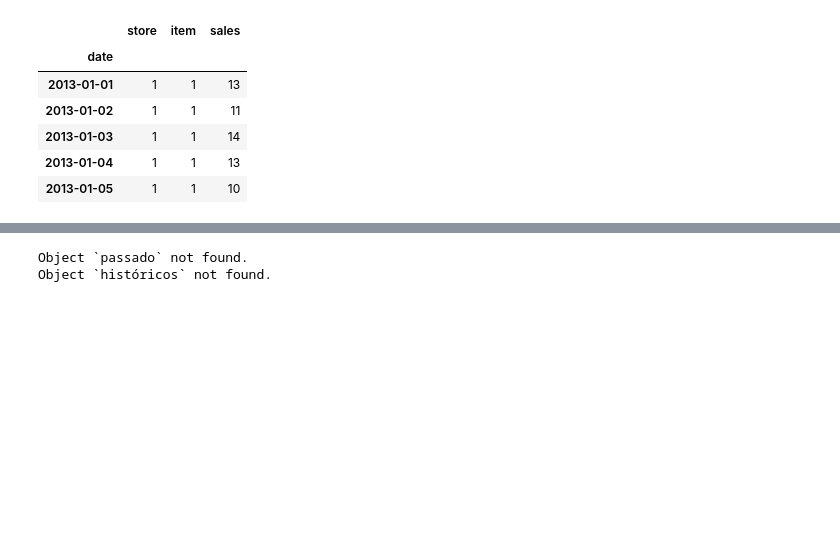
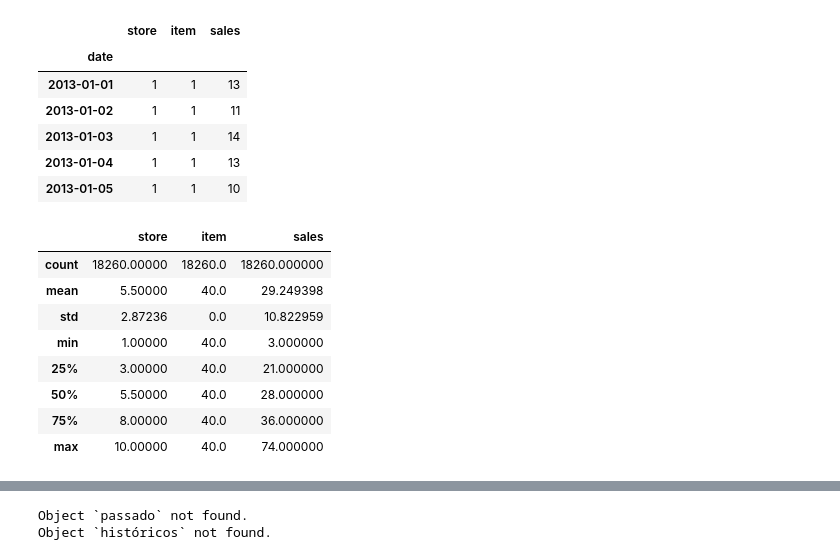
Before and after one commit to Ranilira/S-ries-Temporais-com-Redes-Neurais, a Jupyter notebook: Aula.ipynb, the cells around one changed output, grey strips where cells are left out. Drawn from its saved outputs; the diff is of its cells as text; code cells hidden in the pictures; blank space fills up the shorter version.

```diff
--- a/Aula.ipynb
+++ b/Aula.ipynb
@@ -97,6 +88,18 @@ df.head() # Exibe as primeiras linhas do DataFrame para verificar a alteração
 | 2013-01-03 | 1 | 1 | 14 |
 | 2013-01-04 | 1 | 1 | 13 |
 | 2013-01-05 | 1 | 1 | 10 |
+# %%
+df[df.item == 40].describe() # Exibe estatísticas descritivas do DataFrame, como média, desvio padrão, etc.
+# %% [output]
+|  | store | item | sales |
+| count | 18260.00000 | 18260.0 | 18260.000000 |
+| mean | 5.50000 | 40.0 | 29.249398 |
+| std | 2.87236 | 0.0 | 10.822959 |
+| min | 1.00000 | 40.0 | 3.000000 |
+| 25% | 3.00000 | 40.0 | 21.000000 |
+| 50% | 5.50000 | 40.0 | 28.000000 |
+| 75% | 8.00000 | 40.0 | 36.000000 |
+| max | 10.00000 | 40.0 | 74.000000 |
 # %%
 # Filtra o DataFrame para mostrar apenas as linhas onde item_id é igual a 40
 df[df.item == 40].plot()
```
Also changed, not shown: parts of 8 cells of this notebook.
